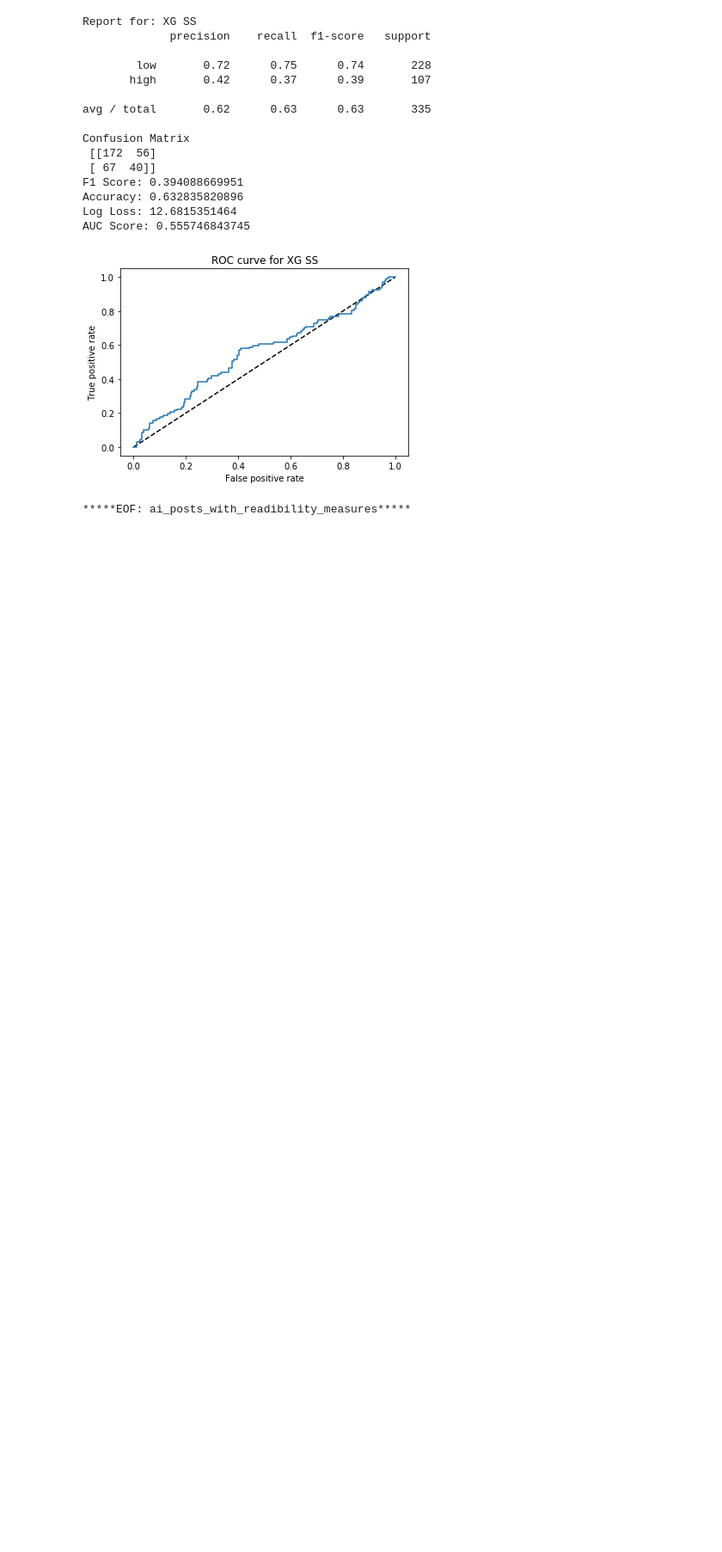
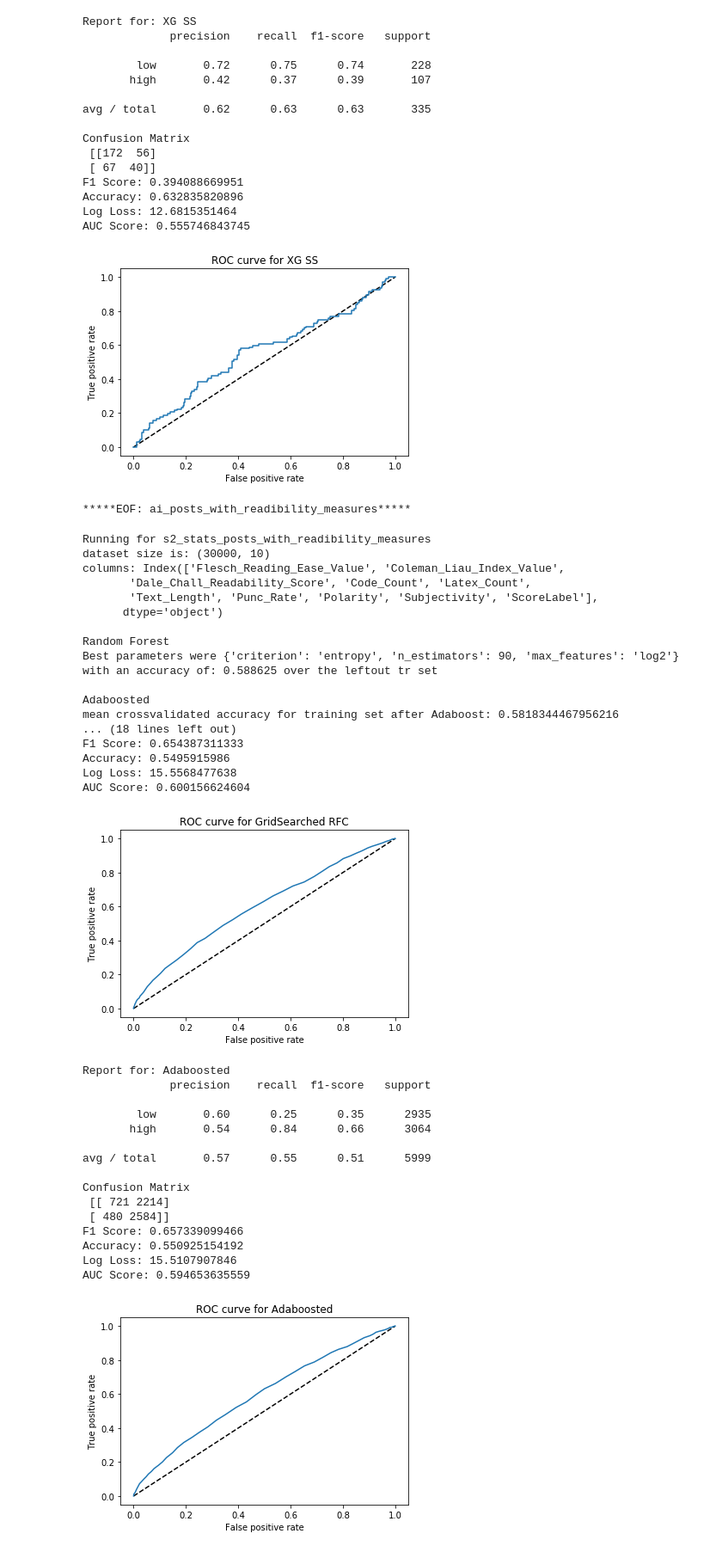
Before and after one commit to maqzi/Posts-Analyser, a Jupyter notebook: Forest-Analysis.ipynb, the cells around one changed output. Shown at 86% size. Cells and saved outputs as stored; diff of their text form; code cells hidden in the pictures; blank space fills up the shorter version.

Commit message:
Updated Forest Python Notebook

```diff
--- a/Forest-Analysis.ipynb
+++ b/Forest-Analysis.ipynb
@@ -431,3 +432,45 @@ Log Loss: 12.6815351464
 AUC Score: 0.555746843745
 [figure]
 *****EOF: ai_posts_with_readibility_measures*****
+# %%
+# Score = 2
+iot2 = 's2_iot_posts_with_readibility_measures'
+ai2 = 's2_ai_posts_with_readibility_measures'
+stats2 = 's2_stats_posts_with_readibility_measures'
+# %%
+RunForrestRun(stats2)
+# %% [output]
+Running for s2_stats_posts_with_readibility_measures
+dataset size is: (30000, 10)
+columns: Index(['Flesch_Reading_Ease_Value', 'Coleman_Liau_Index_Value',
+       'Dale_Chall_Readability_Score', 'Code_Count', 'Latex_Count',
+       'Text_Length', 'Punc_Rate', 'Polarity', 'Subjectivity', 'ScoreLabel'],
+      dtype='object')
+
+Random Forest
+Best parameters were {'criterion': 'entropy', 'n_estimators': 90, 'max_features': 'log2'} with an accuracy of: 0.588625 over the leftout tr set
+
+Adaboosted
+mean crossvalidated accuracy for training set after Adaboost: 0.5818344467956216
+... (18 lines left out)
+F1 Score: 0.654387311333
+Accuracy: 0.5495915986
+Log Loss: 15.5568477638
+AUC Score: 0.600156624604
+[figure, added]
+Report for: Adaboosted
+             precision    recall  f1-score   support
+
+        low       0.60      0.25      0.35      2935
+       high       0.54      0.84      0.66      3064
+
+avg / total       0.57      0.55      0.51      5999
+
+Confusion Matrix
+ [[ 721 2214]
+ [ 480 2584]]
+F1 Score: 0.657339099466
+Accuracy: 0.550925154192
+Log Loss: 15.5107907846
+AUC Score: 0.594653635559
+[figure, added]
```
Also changed, not shown: parts of 7 cells of this notebook, 4 other files.
